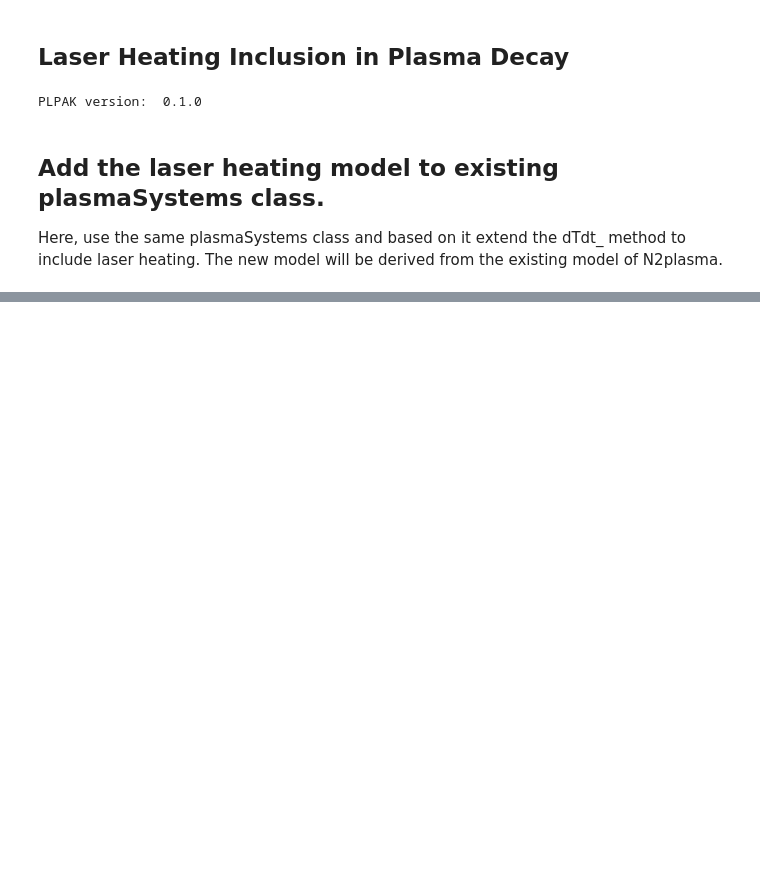
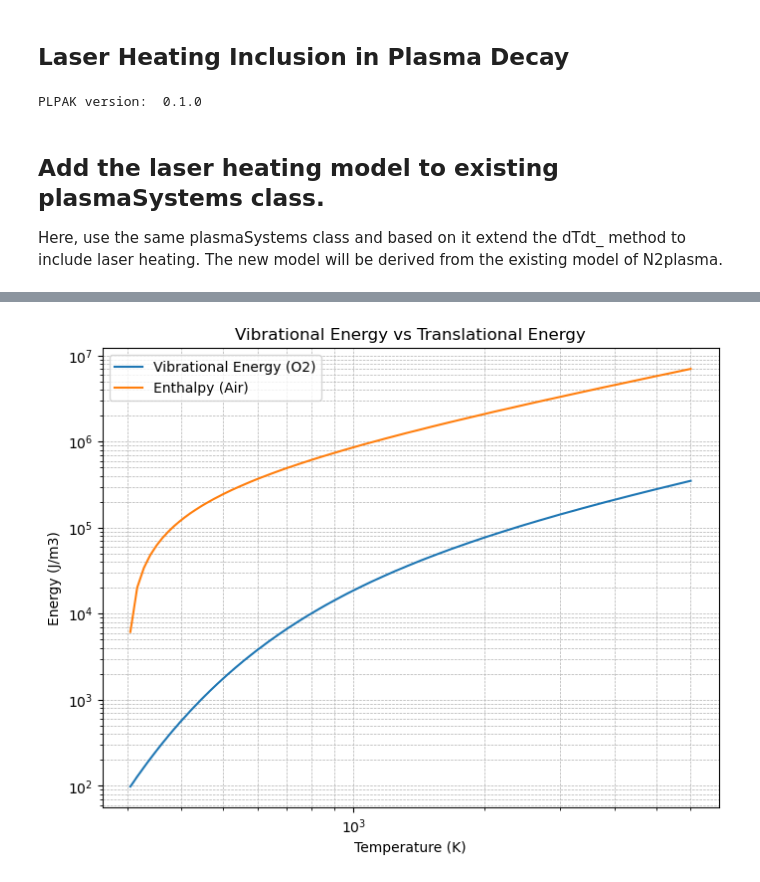
Before and after one commit to ptroyen/PLPAK, a Jupyter notebook: src/plpak/laserHeating.ipynb, the cells around one changed output, grey strips where cells are left out. Drawn from its saved outputs; the diff is of its cells as text; code cells hidden in the pictures; blank space fills up the shorter version.

```diff
--- a/src/plpak/laserHeating.ipynb
+++ b/src/plpak/laserHeating.ipynb
@@ -29,0 +208,55 @@ class N2Plasma_54Rxn_Heating(baseClass):
+# %%
+# specific heat capacity of air
+cp = 1005.0  # J/(kg·K)
+rho = 1.225  # kg/m^3
+Tg = 500.0 # K
+
+xO2 = 0.21
+xN2 = 0.79
+Ntot = 2.45e25 # m^-3
+NO2 = Ntot*xO2
+NN2 = Ntot*xN2
+
+theta_v_o2 = 2256.0  # K
+
+
+kB = 1.38064852e-23 # J/K
+
+
+# vibratioan energy function
+'''
+$$E_{vib} = \frac{n_v \theta_v}{exp(\theta_v/T) - 1}$$
+'''
+def vibrational_energy(n_v, theta_v, Tv):
+    # the units are in J/m3 given that n_v is in m3
+    return (n_v * kB* theta_v) / (np.exp(theta_v / Tv) - 1.0)
+
+# range of Tvs
+Tv_values = np.linspace(305, 6000, 500)
+vib_energy_O2 = vibrational_energy(NO2, theta_v_o2, Tv_values)  # J/m3
+
+# use the same range of Tvs, to calculate the translational energy
+trans_energy = rho*cp*(Tv_values-300) # J/m3
+
+# plot the energies
+plt.figure(figsize=(8,6))
+plt.plot(Tv_values, vib_energy_O2, label='Vibrational Energy (O2)')
+plt.plot(Tv_values, trans_energy, label='Enthalpy (Air)')
+plt.xlabel('Temperature (K)')
+plt.ylabel('Energy (J/m3)')
+
+plt.title('Vibrational Energy vs Translational Energy')
+
+# show minor and major grid
+plt.grid(which='both', linestyle='--', linewidth=0.5)
+
+
+plt.legend()
+
+# log cale in y
+plt.yscale('log')
+plt.xscale('log')
+
+plt.show()
+# %% [output]
+[figure, added]
```
Also changed, not shown: parts of 10 cells of this notebook, 8 other files.
